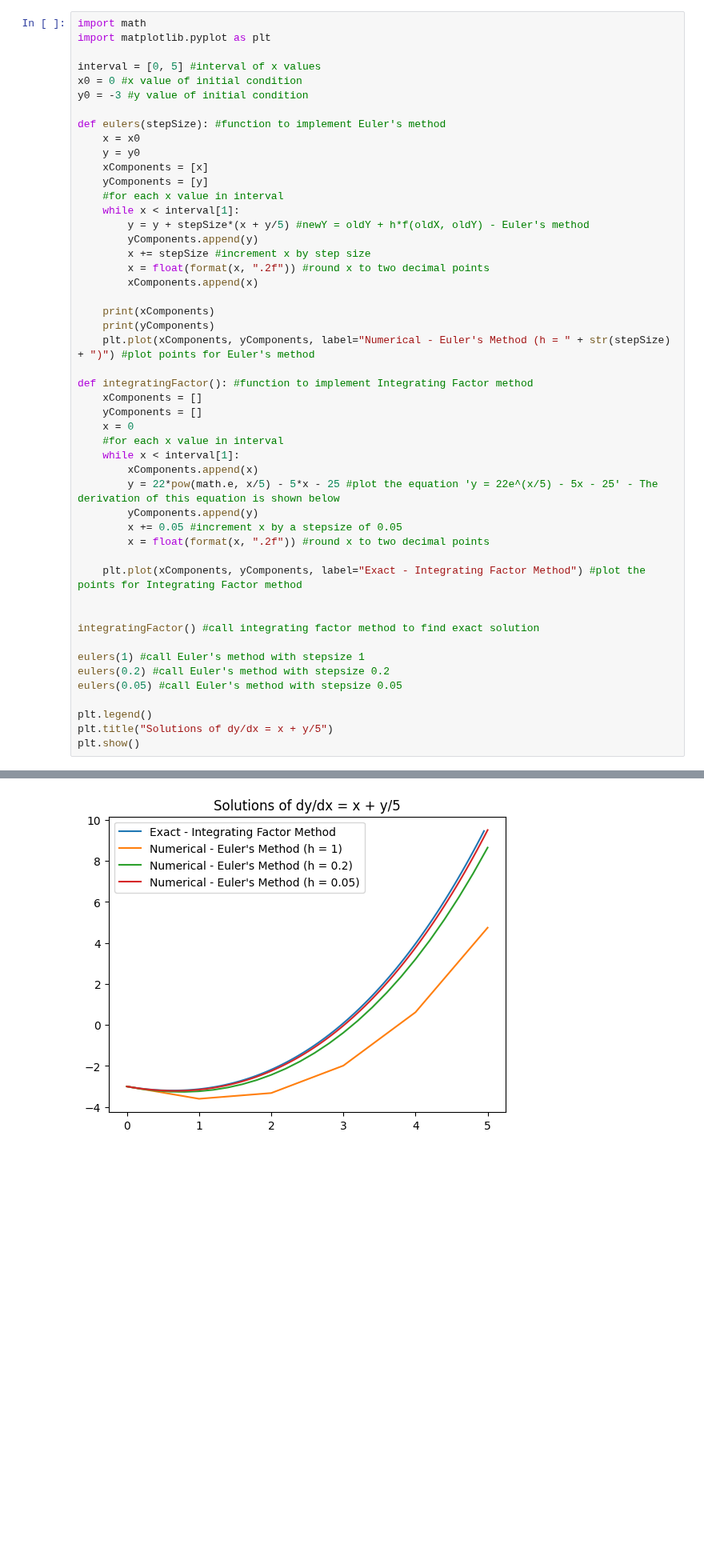
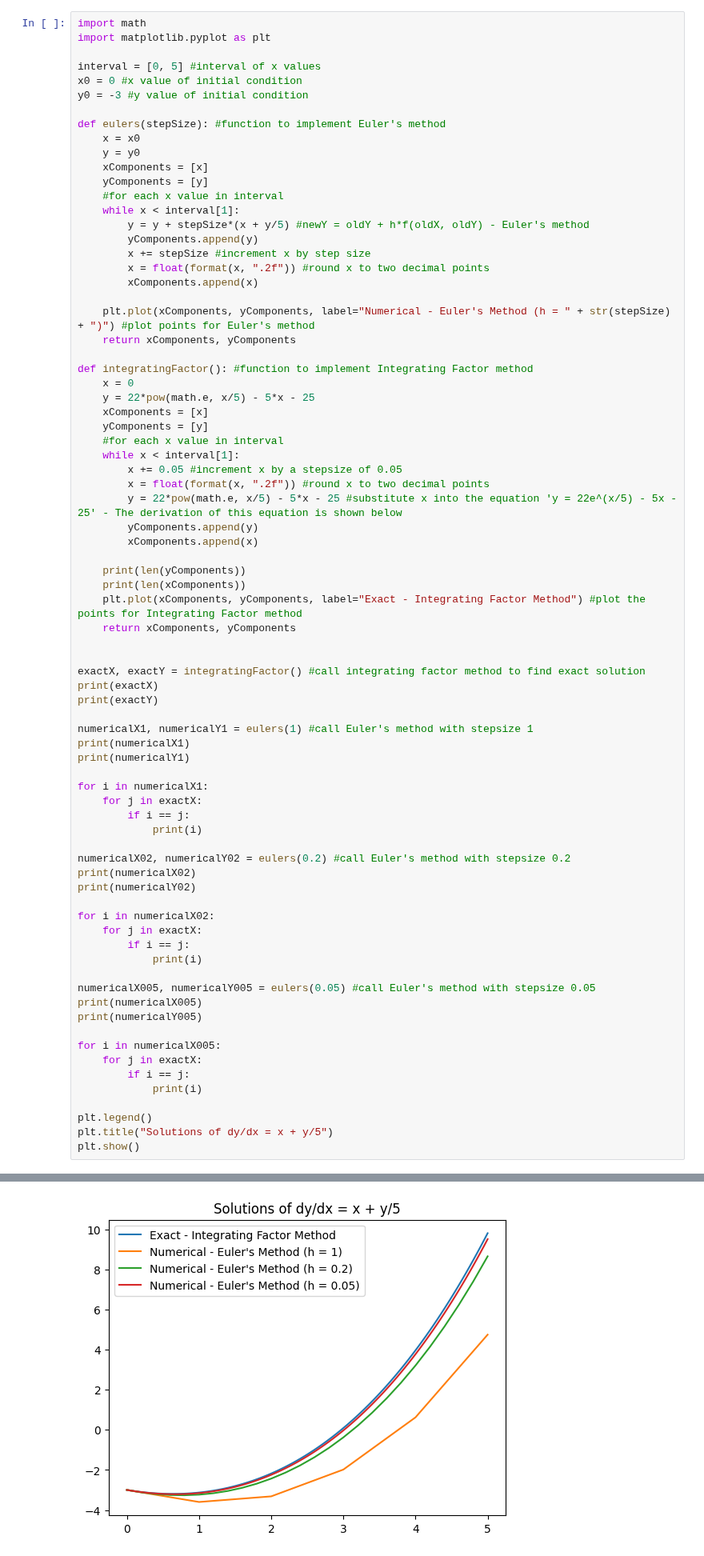
Before and after one commit to JayB-127/ECM1416CompMaths-ContinuousAssessment, a Jupyter notebook: CA.ipynb, the cells around one changed output, grey strips where cells are left out. Shown at 80% size. Saved outputs shown, nothing was run; the diff lists cells and outputs as text; blank space fills up the shorter version.

Commit message:
fixed bug of missing final x value for integrating factor method

```diff
--- a/CA.ipynb
+++ b/CA.ipynb
@@ -119,30 +119,58 @@ def eulers(stepSize): #function to implement Euler's method
         x = float(format(x, ".2f")) #round x to two decimal points
         xComponents.append(x)
 
-    print(xComponents)
-    print(yComponents)
     plt.plot(xComponents, yComponents, label="Numerical - Euler's Method (h = " + str(stepSize) + ")") #plot points for Euler's method
+    return xComponents, yComponents
 
 def integratingFactor(): #function to implement Integrating Factor method
-    xComponents = []
-    yComponents = []
     x = 0
+    y = 22*pow(math.e, x/5) - 5*x - 25
+    xComponents = [x]
+    yComponents = [y]
     #for each x value in interval
     while x < interval[1]:
-        xComponents.append(x)
-        y = 22*pow(math.e, x/5) - 5*x - 25 #plot the equation 'y = 22e^(x/5) - 5x - 25' - The derivation of this equation is shown below
-        yComponents.append(y)
         x += 0.05 #increment x by a stepsize of 0.05
         x = float(format(x, ".2f")) #round x to two decimal points
+        y = 22*pow(math.e, x/5) - 5*x - 25 #substitute x into the equation 'y = 22e^(x/5) - 5x - 25' - The derivation of this equation is shown below
+        yComponents.append(y)
+        xComponents.append(x)
 
+    print(len(yComponents))
+    print(len(xComponents))
     plt.plot(xComponents, yComponents, label="Exact - Integrating Factor Method") #plot the points for Integrating Factor method
+    return xComponents, yComponents
 
 
-integratingFactor() #call integrating factor method to find exact solution
+exactX, exactY = integratingFactor() #call integrating factor method to find exact solution
+print(exactX)
+print(exactY)
 
-eulers(1) #call Euler's method with stepsize 1
-eulers(0.2) #call Euler's method with stepsize 0.2
-eulers(0.05) #call Euler's method with stepsize 0.05
+numericalX1, numericalY1 = eulers(1) #call Euler's method with stepsize 1
+print(numericalX1)
+print(numericalY1)
+
+for i in numericalX1:
+    for j in exactX:
+        if i == j:
+            print(i)
+
+numericalX02, numericalY02 = eulers(0.2) #call Euler's method with stepsize 0.2
+print(numericalX02)
+print(numericalY02)
+
+for i in numericalX02:
+    for j in exactX:
+        if i == j:
+            print(i)
+
+numericalX005, numericalY005 = eulers(0.05) #call Euler's method with stepsize 0.05
+print(numericalX005)
+print(numericalY005)
+
+for i in numericalX005:
+    for j in exactX:
+        if i == j:
+            print(i)
 
 plt.legend()
 plt.title("Solutions of dy/dx = x + y/5")
@@ -157,4 +196,4 @@ plt.show()
-[figure, old version]
+[figure, new version]
 # %% [markdown]
 #### Comparison of Results
 
```
Also changed, not shown: parts of 1 cell of this notebook.
